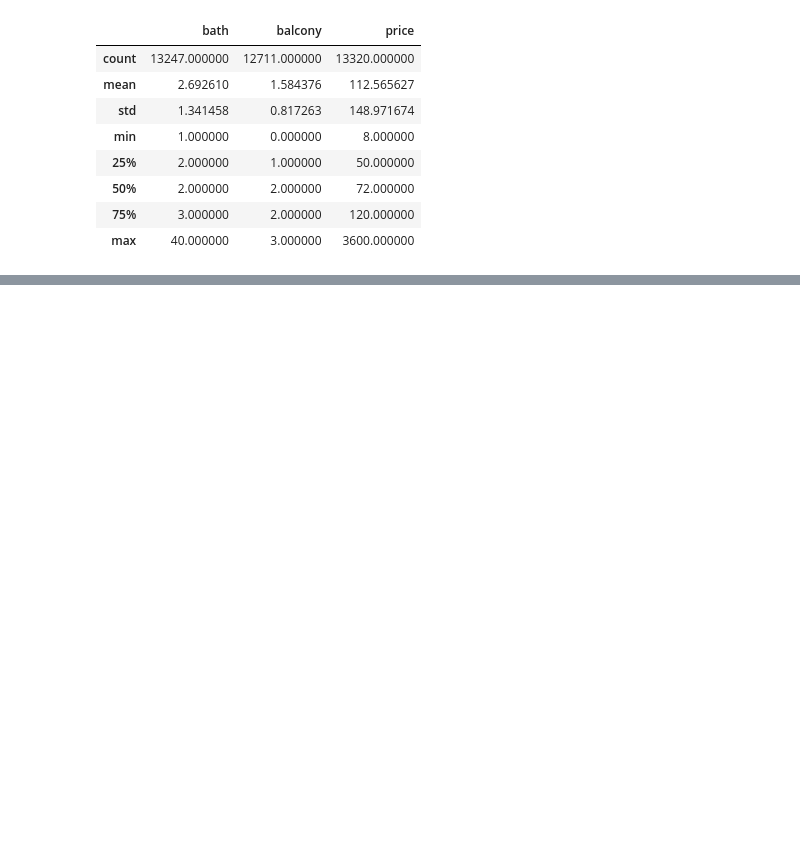
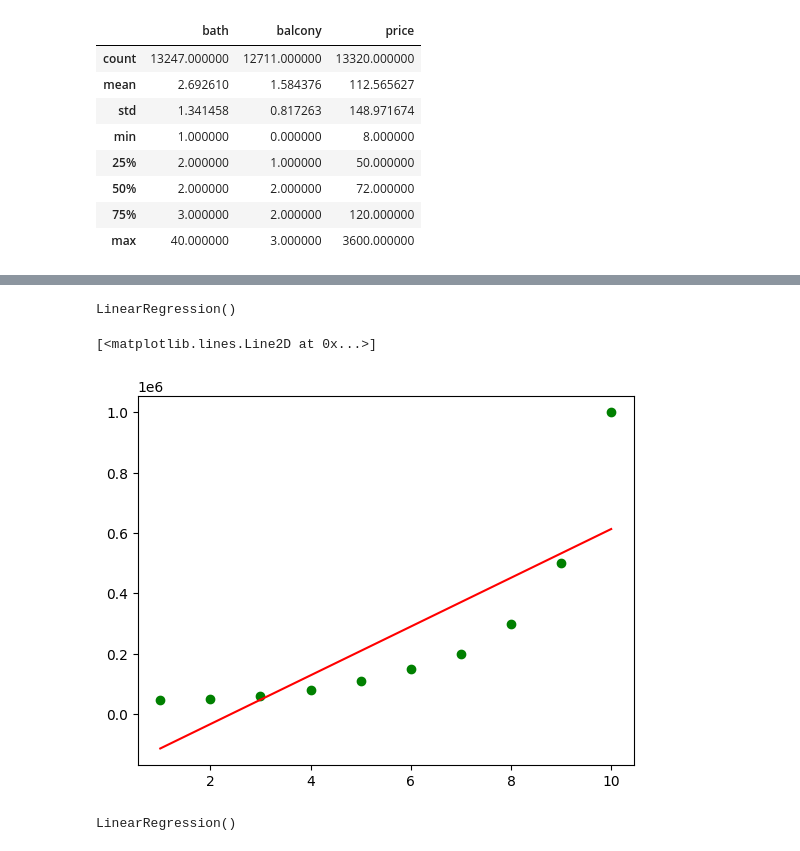
Before and after one commit to prijal-matc/takeovds41, a Jupyter notebook: DBA_bootcamp.ipynb, the cells around one changed output, grey strips where cells are left out. Cells and saved outputs as stored; diff of their text form; code cells hidden in the pictures; blank space fills up the shorter version.

```diff
--- a/DBA_bootcamp.ipynb
+++ b/DBA_bootcamp.ipynb
@@ -4107,0 +4676,4 @@ df_house.describe()
+# %%
+url = '/content/Position_Salaries 1 (1).csv'
+df = pd.read_csv(url)
+df
@@ -4107,0 +4692,23 @@ df_house.describe()
+# %%
+X = df.iloc[:, 1:-1].values
+y = df.iloc[:, -1].values
+# %%
+from sklearn.linear_model import LinearRegression
+lin_reg = LinearRegression()
+lin_reg.fit(X, y)
+# %% [output]
+LinearRegression()
+# %%
+plt.scatter(X, y, color = 'green')
+plt.plot(X, lin_reg.predict(X), color = 'red')
+# %% [output]
+[<matplotlib.lines.Line2D at 0x...>]
+[figure, added]
+# %%
+from sklearn.preprocessing import PolynomialFeatures
+poly_reg = PolynomialFeatures(degree = 4)
+X_poly = poly_reg.fit_transform(X)
+lin_reg_2 = LinearRegression()
+lin_reg_2.fit(X_poly, y)
+# %% [output]
+LinearRegression()
```
Also changed, not shown: parts of 110 cells of this notebook.
